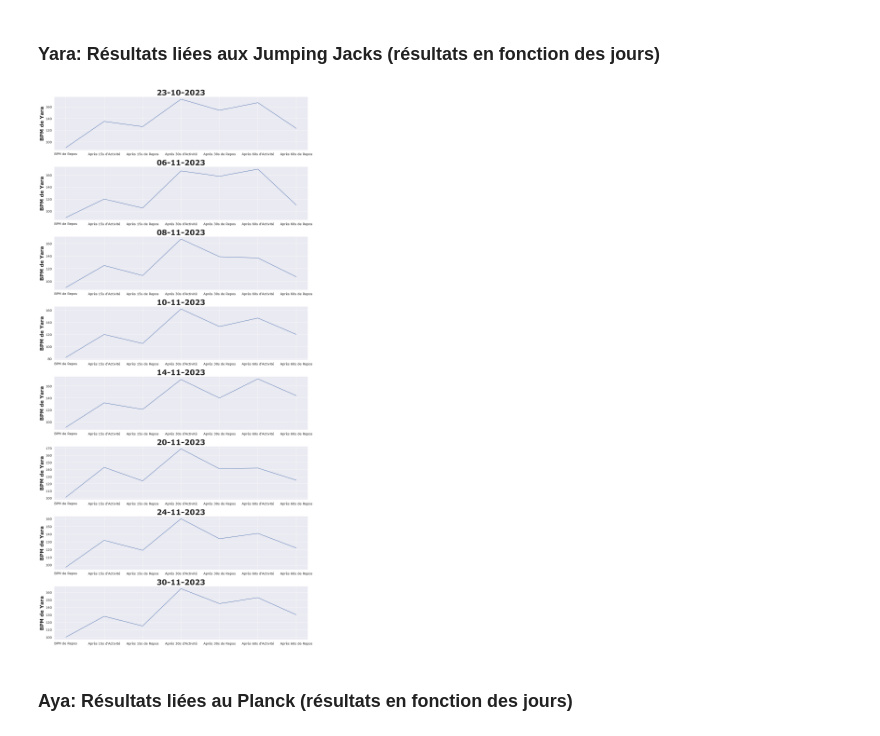
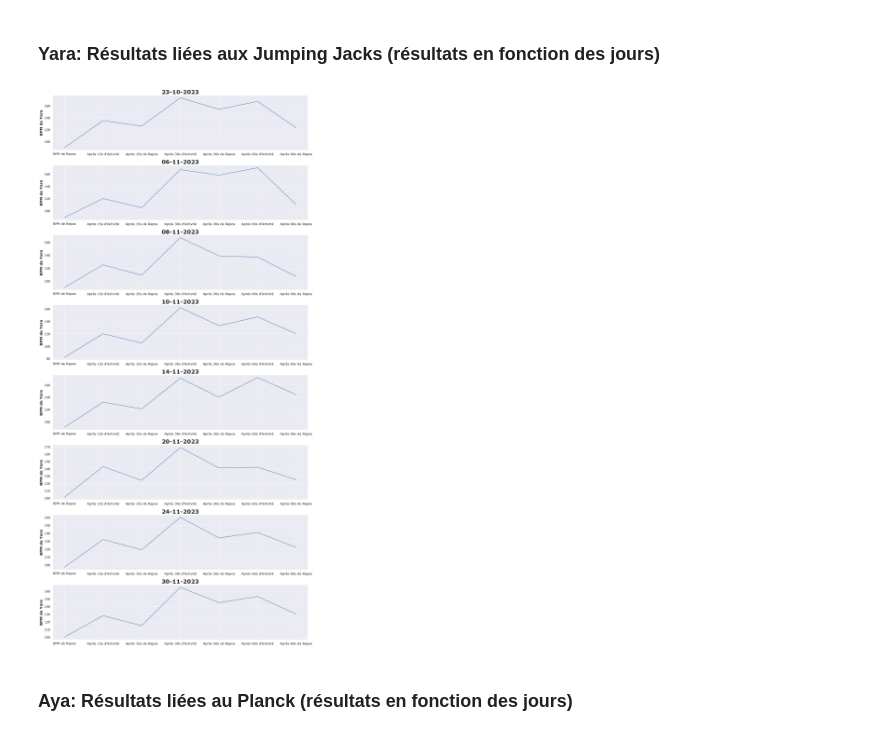
Before and after one commit to Kibalchish47/CalisphAir-LFLV-2023, a Jupyter notebook: code/visualisation de données.ipynb, the cells around one changed output. Cells and saved outputs as stored; diff of their text form; code cells hidden in the pictures.

```diff
--- a/code/visualisation de données.ipynb
+++ b/code/visualisation de données.ipynb
@@ -159,22 +159,22 @@ plt.show()
 # %%
 sns.set(font_scale=1.2, font="Verdana")
 
 plt.figure(figsize=(16, 32))
 for i in range(8):
     plt.subplot(8, 1, i + 1)
     sns.lineplot(x=x_labels, y=[athlete_results_yara_restingBPM[i],
                                 athlete_results_yara_after15s_exercise[i],
                                 athlete_results_yara_after15s_rest[i],
                                 athlete_results_yara_after30s_exercise[i],
                                 athlete_results_yara_after30s_rest[i],
                                 athlete_results_yara_after60s_exercise[i],
                                 athlete_results_yara_after60s_rest[i]])
-    plt.title(dates[i], fontweight="bold", fontsize=30)
-    plt.ylabel("BPM de Yara", fontweight="bold", fontsize=20)
+    plt.title(dates[i], fontweight="bold", fontsize=23)
+    plt.ylabel("BPM de Yara", fontweight="bold", fontsize=15)
 plt.tight_layout()
 plt.show()
 # %% [output]
-[figure, old version]
+[figure, new version]
 # %% [markdown]
 ### Aya: Résultats liées au Planck (résultats en fonction des jours)
 # %%
```
Also changed, not shown: parts of 3 cells of this notebook.
